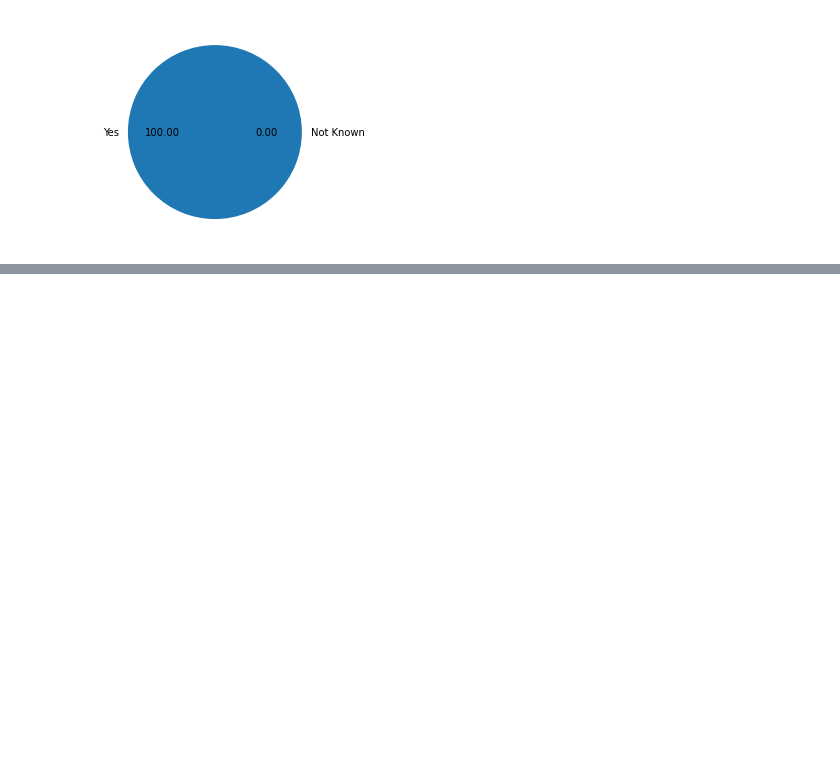
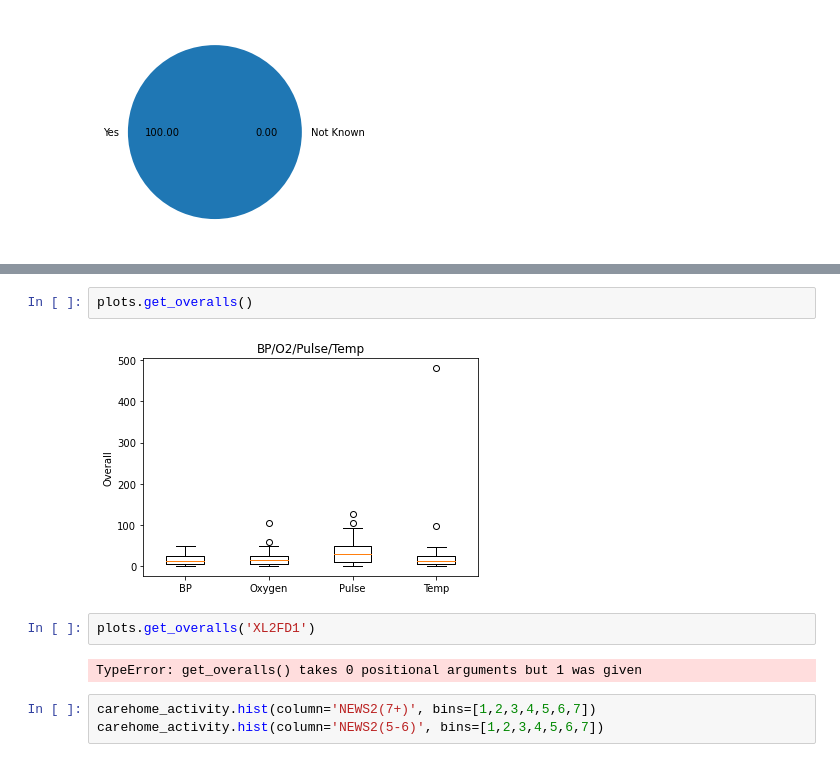
Before and after one commit to gouribirje/vcare_carehome, a Jupyter notebook: Userguide_wecare.ipynb, the cells around one changed output, grey strips where cells are left out. Saved outputs shown, nothing was run; the diff lists cells and outputs as text; blank space fills up the shorter version.

```diff
--- a/Userguide_wecare.ipynb
+++ b/Userguide_wecare.ipynb
@@ -110,0 +111,11 @@ plots.news2_trend()
+# %%
+plots.get_overalls()
+# %% [output]
+[figure, added]
+# %%
+plots.get_overalls('XL2FD1')
+# %% [output]
+TypeError: get_overalls() takes 0 positional arguments but 1 was given
+# %%
+carehome_activity.hist(column='NEWS2(7+)', bins=[1,2,3,4,5,6,7])
+carehome_activity.hist(column='NEWS2(5-6)', bins=[1,2,3,4,5,6,7])
```
Also changed, not shown: parts of 1 cell of this notebook.
